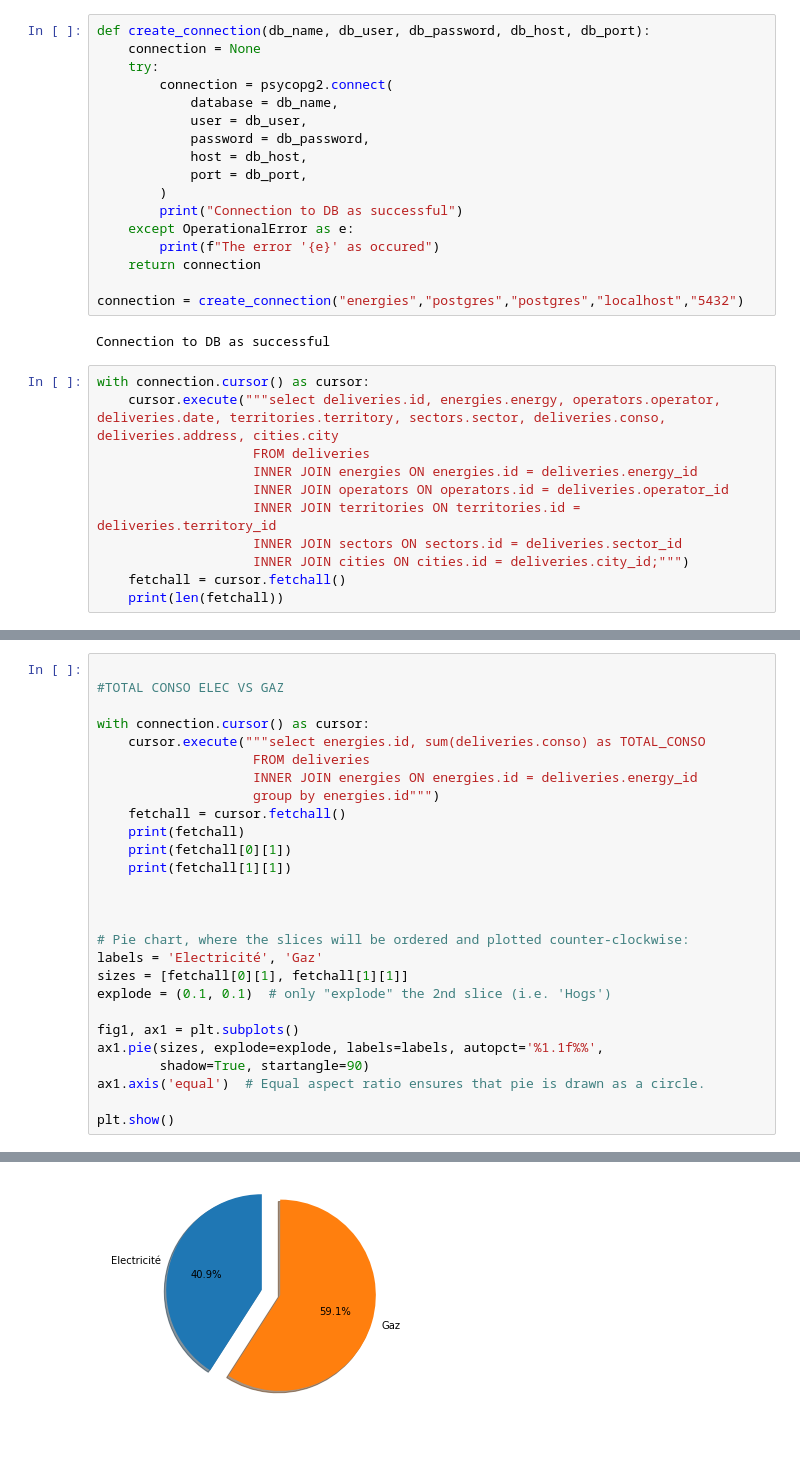
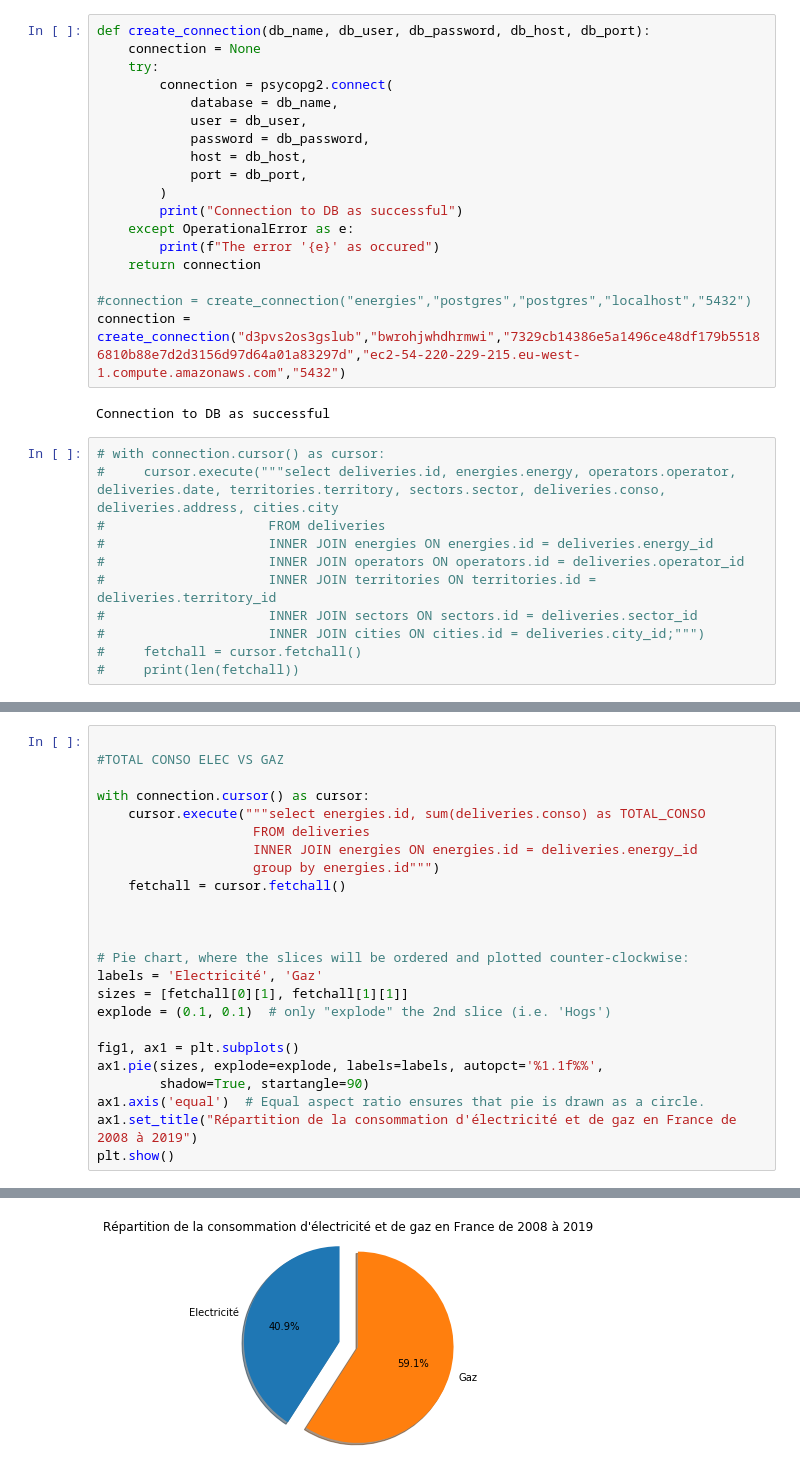
Before and after one commit to Adriengith/ad_final_energie, a Jupyter notebook: jupyter.ipynb, the cells around one changed output, grey strips where cells are left out. Saved outputs shown, nothing was run; the diff lists cells and outputs as text; blank space fills up the shorter version.

```diff
--- a/jupyter.ipynb
+++ b/jupyter.ipynb
@@ -60,17 +60,18 @@ def create_connection(db_name, db_user, db_password, db_host, db_port):
         print(f"The error '{e}' as occured")
     return connection
 
-connection = create_connection("energies","postgres","postgres","localhost","5432")
+#connection = create_connection("energies","postgres","postgres","localhost","5432")
+connection = create_connection("d3pvs2os3gslub","bwrohjwhdhrmwi","7329cb14386e5a1496ce48df179b55186810b88e7d2d3156d97d64a01a83297d","ec2-54-220-229-215.eu-west-1.compute.amazonaws.com","5432")
 # %% [output]
 Connection to DB as successful
 # %%
-with connection.cursor() as cursor:
-    cursor.execute("""select deliveries.id, energies.energy, operators.operator, deliveries.date, territories.territory, sectors.sector, deliveries.conso, deliveries.address, cities.city
-                    FROM deliveries
-                    INNER JOIN energies ON energies.id = deliveries.energy_id
-                    INNER JOIN operators ON operators.id = deliveries.operator_id
-                    INNER JOIN territories ON territories.id = deliveries.territory_id
-                    INNER JOIN sectors ON sectors.id = deliveries.sector_id
-                    INNER JOIN cities ON cities.id = deliveries.city_id;""")
-    fetchall = cursor.fetchall()
-    print(len(fetchall))
+# with connection.cursor() as cursor:
+#     cursor.execute("""select deliveries.id, energies.energy, operators.operator, deliveries.date, territories.territory, sectors.sector, deliveries.conso, deliveries.address, cities.city
+#                     FROM deliveries
+#                     INNER JOIN energies ON energies.id = deliveries.energy_id
+#                     INNER JOIN operators ON operators.id = deliveries.operator_id
+#                     INNER JOIN territories ON territories.id = deliveries.territory_id
+#                     INNER JOIN sectors ON sectors.id = deliveries.sector_id
+#                     INNER JOIN cities ON cities.id = deliveries.city_id;""")
+#     fetchall = cursor.fetchall()
+#     print(len(fetchall))
@@ -86,9 +85,6 @@ with connection.cursor() as cursor:
                     INNER JOIN energies ON energies.id = deliveries.energy_id
 					group by energies.id""")
     fetchall = cursor.fetchall()
-    print(fetchall)
-    print(fetchall[0][1])
-    print(fetchall[1][1])
 
 
 
@@ -101,6 +97,6 @@ fig1, ax1 = plt.subplots()
 ax1.pie(sizes, explode=explode, labels=labels, autopct='%1.1f%%',
         shadow=True, startangle=90)
 ax1.axis('equal')  # Equal aspect ratio ensures that pie is drawn as a circle.
-
+ax1.set_title("Répartition de la consommation d'électricité et de gaz en France de 2008 à 2019")
 plt.show()
 # %% [output]
@@ -110,4 +103,4 @@ plt.show()
-[figure, old version]
+[figure, new version]
 # %%
 with connection.cursor() as cursor:
     cursor.execute("""select energies.id, deliveries.date, sum(deliveries.conso) as TOTAL_CONSO
```
Also changed, not shown: parts of 13 cells of this notebook.
